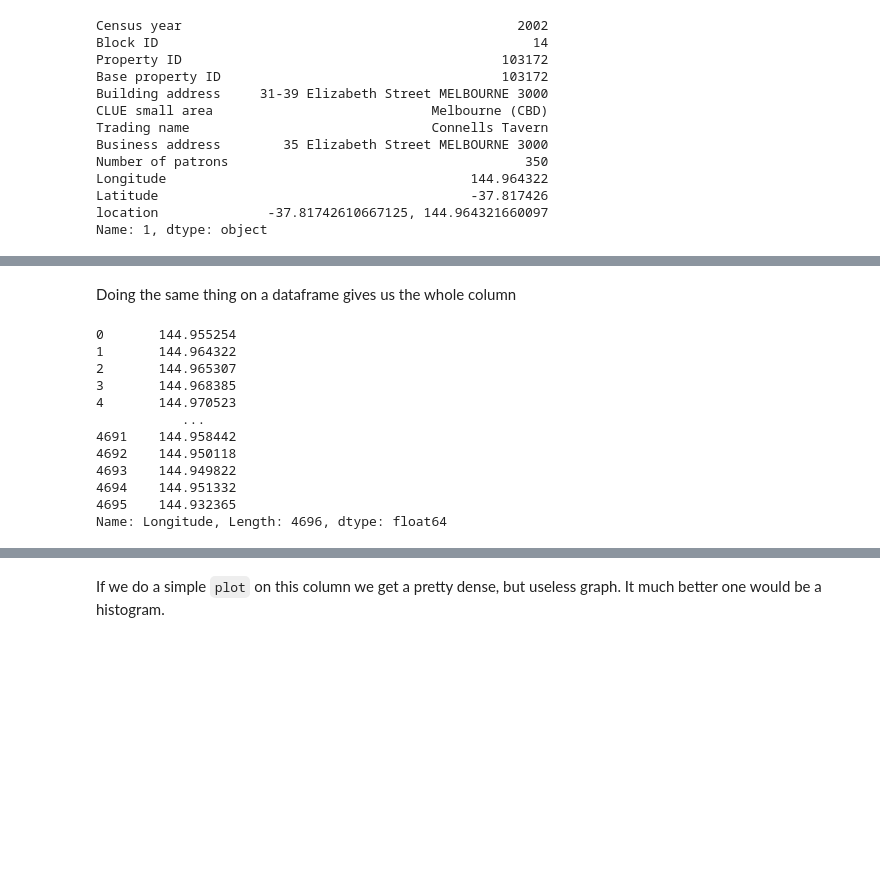
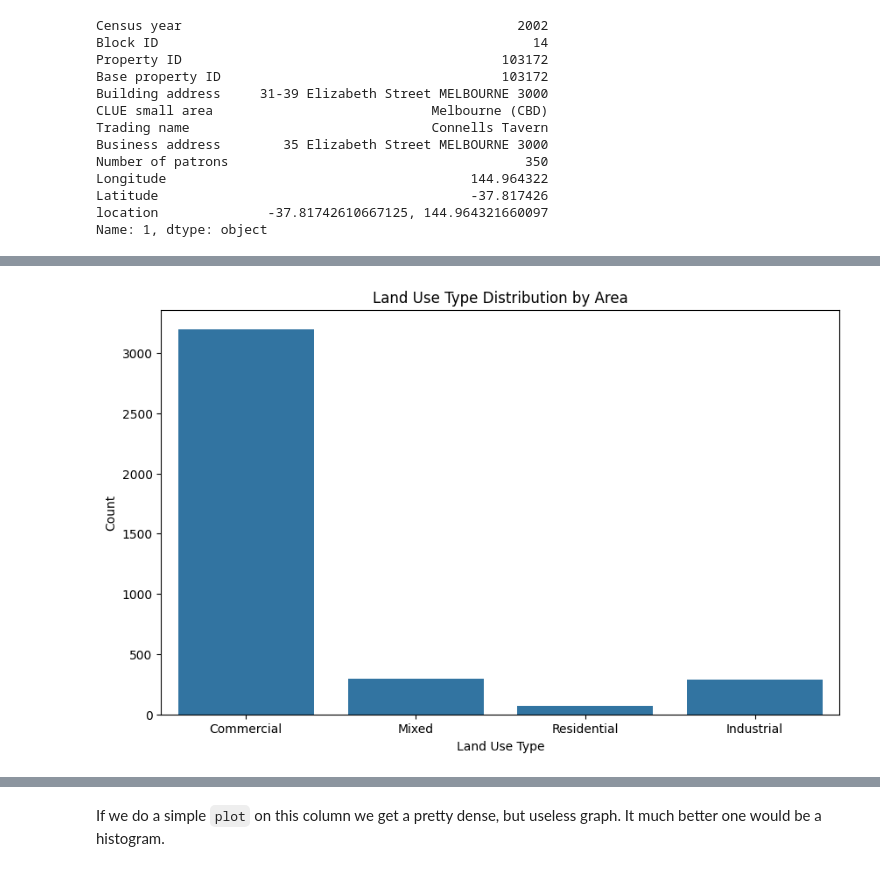
Before and after one commit to 79Stellaa/star_data, a Jupyter notebook: my data.ipynb, the cells around one changed output, grey strips where cells are left out. Cells and saved outputs as stored; diff of their text form; code cells hidden in the pictures; blank space fills up the shorter version.

```diff
--- a/my data.ipynb
+++ b/my data.ipynb
@@ -113,17 +77,0 @@ row_one.Longitude
-# %% [markdown]
-Doing the same thing on a dataframe gives us the whole column
-# %%
-pub_data.Longitude
-# %% [output]
-0       144.955254
-1       144.964322
-2       144.965307
-3       144.968385
-4       144.970523
-           ...
-4691    144.958442
-4692    144.950118
-4693    144.949822
-4694    144.951332
-4695    144.932365
-Name: Longitude, Length: 4696, dtype: float64
@@ -129,0 +80,18 @@ Name: Longitude, Length: 4696, dtype: float64
+# %%
+land_use_data = {
+    'CLUE small area': ['Melbourne (CBD)', 'Carlton', 'Parkville', 'North Melbourne'],
+    'Land use type': ['Commercial', 'Mixed', 'Residential', 'Industrial'],
+    'Employment': [50000, 15000, 10000, 20000]
+}
+land_use_df = pd.DataFrame(land_use_data)
+# %%
+merged_data = pd.merge(pub_data, land_use_df, on='CLUE small area')
+# %%
+plt.figure(figsize=(10, 6))
+sns.countplot(x='Land use type', data=merged_data)
+plt.title('Land Use Type Distribution by Area')
+plt.xlabel('Land Use Type')
+plt.ylabel('Count')
+plt.show()
+# %% [output]
+[figure, added]
```
Also changed, not shown: parts of 39 cells of this notebook, 11 other files.
